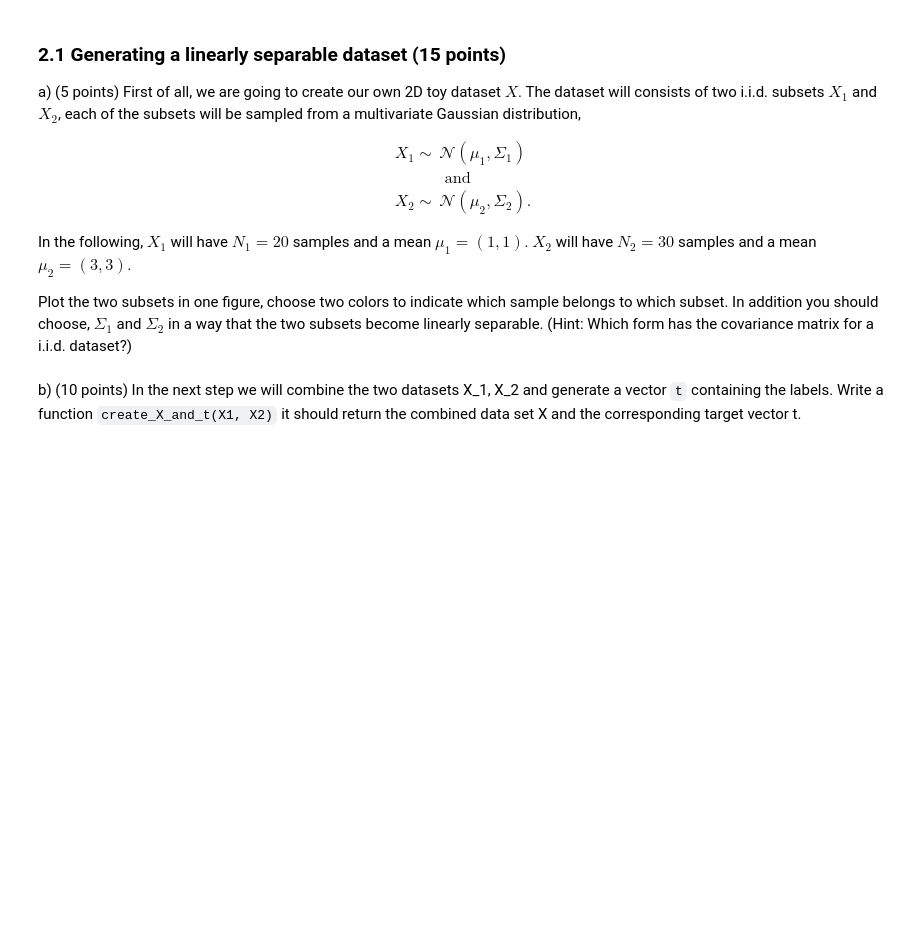
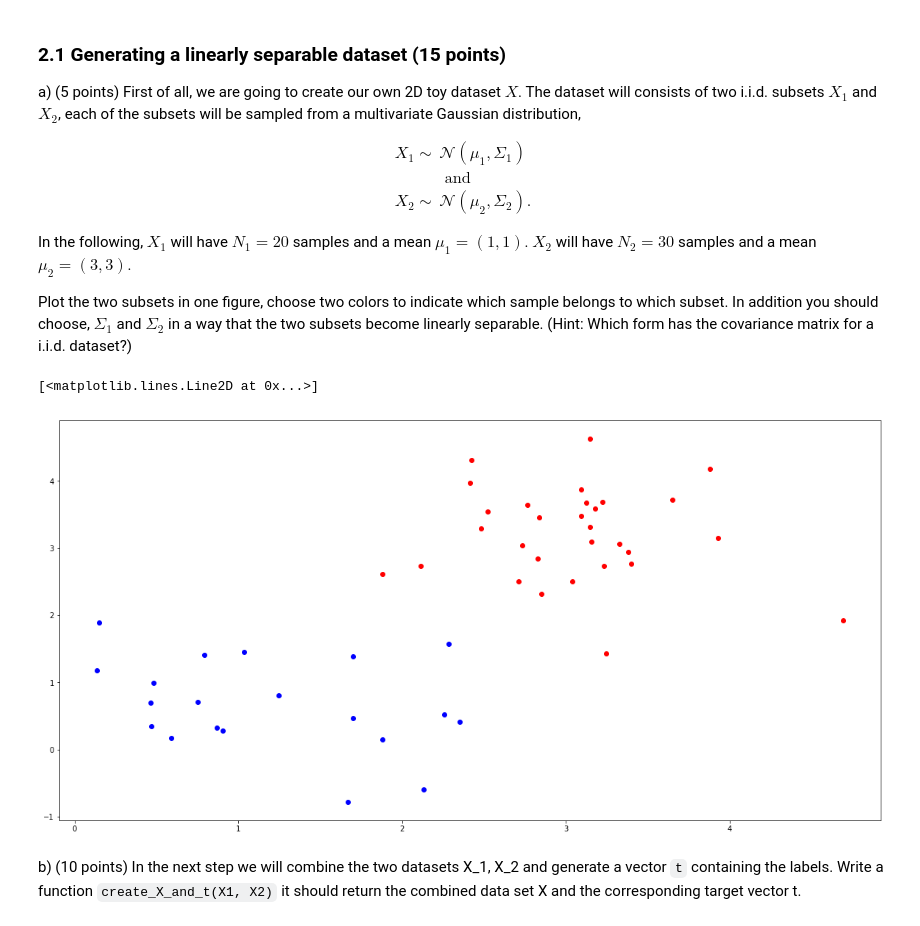
Before and after one commit to hammond756/ml1labs, a Jupyter notebook: 11336404_10437215_10608516_lab3.ipynb, the cells around one changed output. Saved outputs shown, nothing was run; the diff lists cells and outputs as text; code cells hidden in the pictures; blank space fills up the shorter version.

```diff
--- a/11336404_10437215_10608516_lab3.ipynb
+++ b/11336404_10437215_10608516_lab3.ipynb
@@ -276,2 +272,16 @@ raise NotImplementedError()
+# %%
+# Set random seed to ensure separability
+random.seed(1)
+
+# Generate X1 and X2 with diagonal covariance matrix
+X1 = np.random.multivariate_normal((1, 1),  0.6 * np.identity(2) , 20)
+X2 = np.random.multivariate_normal((3, 3), 0.6 * np.identity(2) , 30)
+
+# Plot X1 and X2
+plt.plot(X1[:,0], X1[:,1],  'bo')
+plt.plot(X2[:,0], X2[:,1],  'ro')
+# %% [output]
+[<matplotlib.lines.Line2D at 0x...>]
+[figure, added]
 # %% [markdown]
 b) (10 points) In the next step we will combine the two datasets X_1, X_2 and generate a vector `t` containing the labels. Write a function `create_X_and_t(X1, X2)` it should return the combined data set X and the corresponding target vector t.
```
Also changed, not shown: parts of 8 cells of this notebook.
